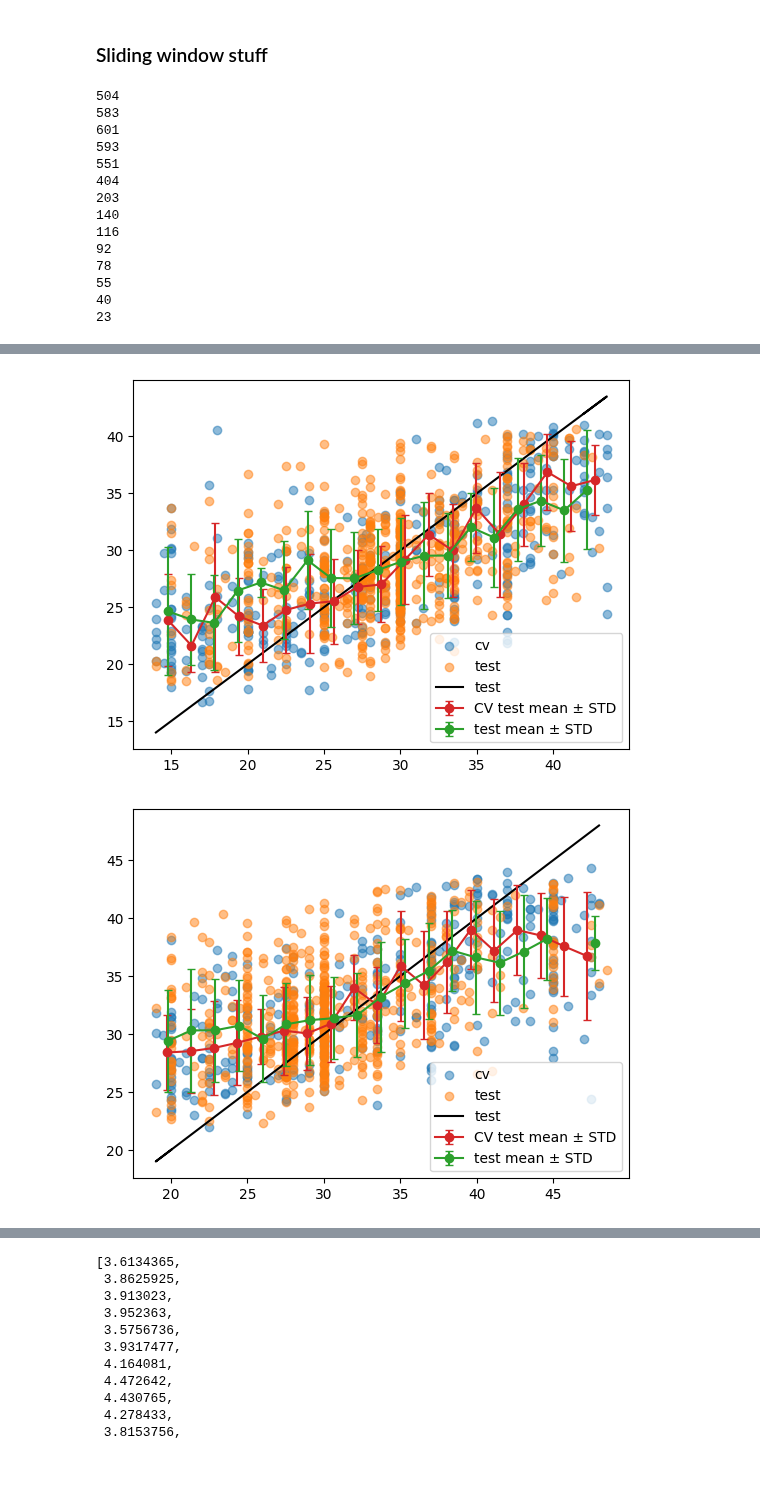
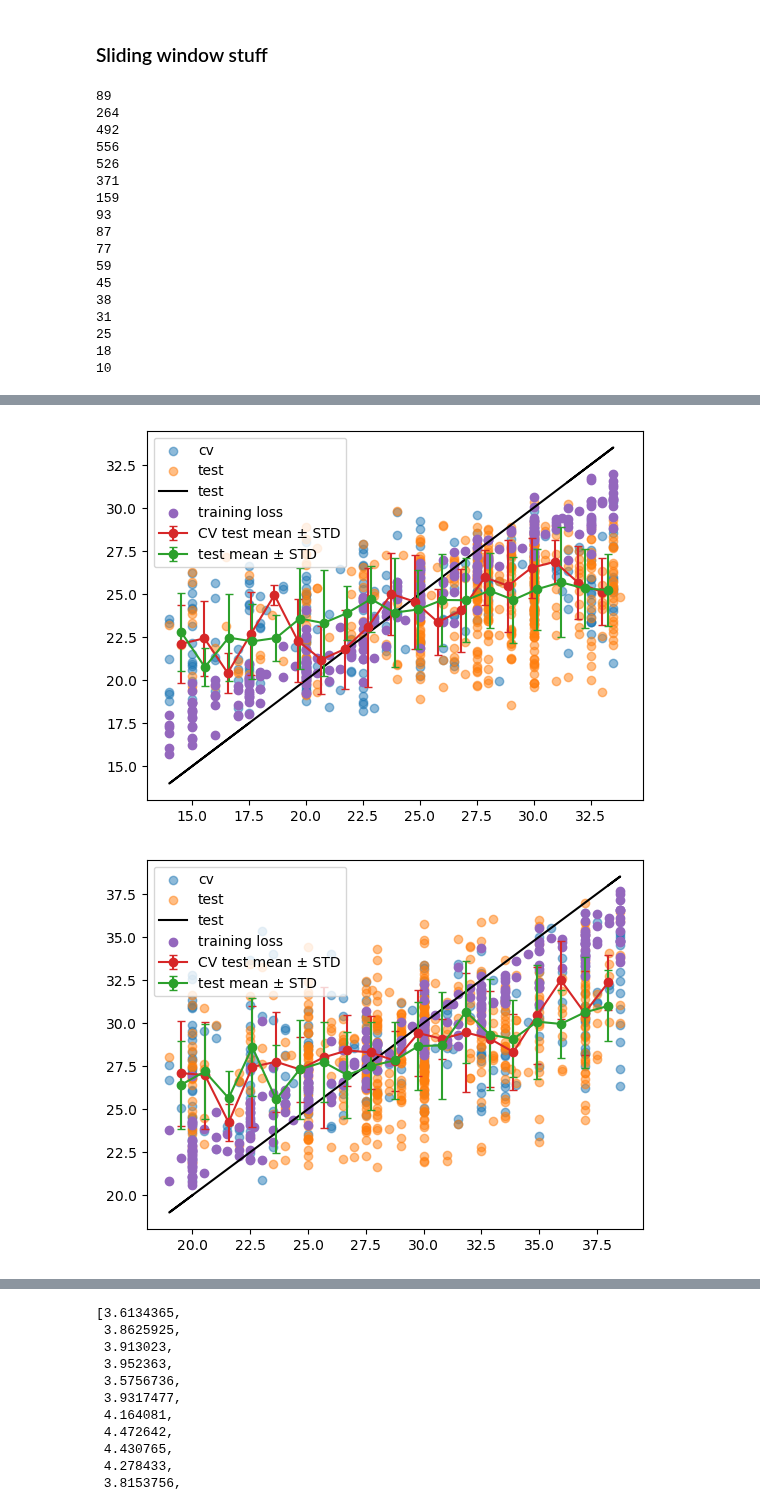
Before and after one commit to oist/gene-context, a Jupyter notebook: phenotype_prediction/jupyter_notebooks/Untitled.ipynb, the cells around one changed output, grey strips where cells are left out. Cells and saved outputs as stored; diff of their text form; code cells hidden in the pictures; blank space fills up the shorter version.

```diff
--- a/phenotype_prediction/jupyter_notebooks/Untitled.ipynb
+++ b/phenotype_prediction/jupyter_notebooks/Untitled.ipynb
@@ -932,8 +923,9 @@ model = XGBRegressor(n_estimators=100, max_depth=3, learning_rate=0.05).fit(X_tr
 
 min_val = min(y_train_flat).cpu().item()
 max_val = max(y_train_flat).cpu().item()
-window_size = 30
+window_size = 20
 step_size = 5
+num_bins=20
 
 windows = []
 start = min_val
@@ -949,6 +941,9 @@ rmse_cv_arr = []
 rmse_test_arr = []
 
 
+r2_train_arr = []
+rmse_train_arr = []
+
 #plt.figure()
 
 for window in windows:
@@ -960,7 +955,7 @@ for window in windows:
     mask_test  = (y_test_flat >= window[0]) & (y_test_flat < window[1])
     X_test_mask, y_test_mask = X_test[mask_test], y_test_flat[mask_test]
 
-    y_true_cv, y_pred_cv, y_pred_test  = train_xgboost(X_train_mask.cpu(), y_train_mask.cpu(), X_test_mask.cpu(), y_test_mask.cpu(), weights=None, model=model)
+    y_true_cv, y_pred_cv, y_pred_test, model  = train_xgboost(X_train_mask.cpu(), y_train_mask.cpu(), X_test_mask.cpu(), y_test_mask.cpu(), weights=None, model=model)
 
     r2_cv = r2_score(y_true_cv, y_pred_cv)
     rmse_cv = np.sqrt(mean_squared_error(y_true_cv, y_pred_cv))
@@ -969,7 +964,7 @@ for window in windows:
 
     rmse_test = np.sqrt(mean_squared_error(y_test_mask.cpu(), y_pred_test))
     r2_test = r2_score(y_test_mask.cpu(), y_pred_test)
-    if len(y_test_mask) > 40:
+    if len(y_test_mask) > 4:
         r2_test_arr.append(r2_test)
         rmse_test_arr.append(rmse_test)
     else:
@@ -988,19 +983,28 @@ for window in windows:
 
     bin_centers, mean_diff, std_diff = calculate_aver_std(y_test_mask, y_pred_test, num_bins)
     plt.errorbar(bin_centers, mean_diff, yerr=std_diff, fmt='o-', color='tab:green', capsize=3, label='test mean ± STD')
+
+    plt.scatter(y_train_mask, model.predict(X_train_mask.cpu()), c='tab:purple', label="training loss")
+    rmse_train = np.sqrt(mean_squared_error(y_train_mask.cpu(), model.predict(X_train_mask.cpu())))
+    r2_train = r2_score(y_train_mask.cpu(), model.predict(X_train_mask.cpu()))
+    r2_train_arr.append(r2_train)
+    rmse_train_arr.append(rmse_train)
     plt.legend()
 # %% [output]
-504
-583
-601
-593
-551
-404
-203
-140
-116
-92
-78
-55
-40
-23
+89
+264
+492
+556
+526
+371
+159
+93
+87
+77
+59
+45
+38
+31
+25
+18
+10
@@ -1009,2 +1013,2 @@ for window in windows:
-[figure, old version]
+[figure, new version]
-[figure, old version]
+[figure, new version]
```
Also changed, not shown: parts of 14 cells of this notebook, 1 other file.
